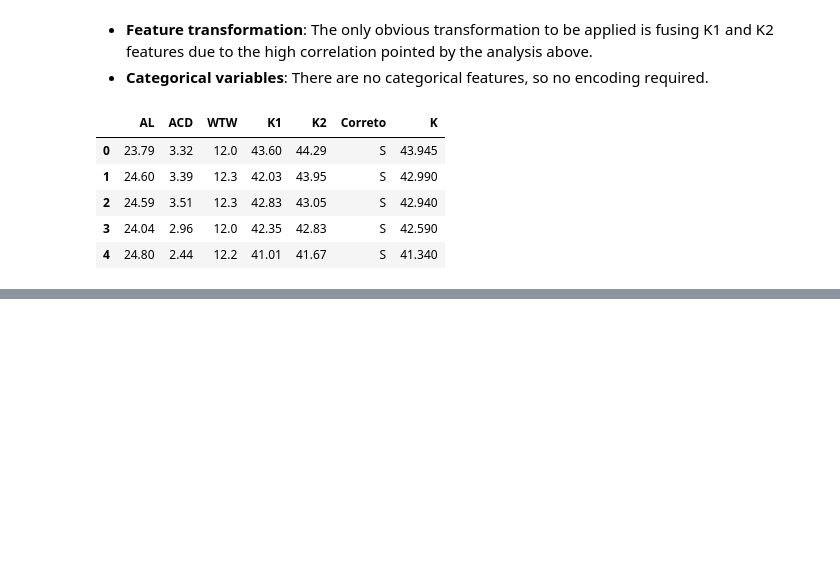
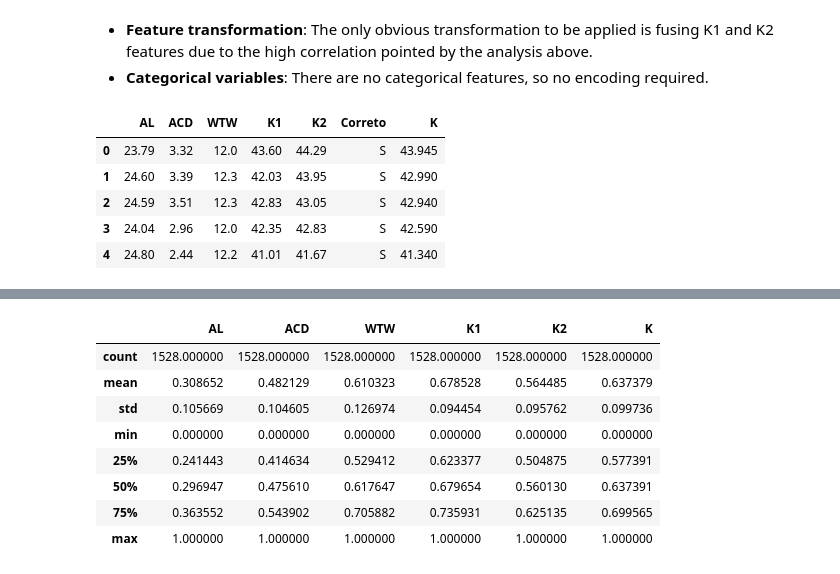
Before and after one commit to vitalwarley/PPGI038, a Jupyter notebook: main.ipynb, the cells around one changed output, grey strips where cells are left out. Drawn from its saved outputs; the diff is of its cells as text; code cells hidden in the pictures; blank space fills up the shorter version.

```diff
--- a/main.ipynb
+++ b/main.ipynb
@@ -238,0 +258,12 @@ plt.show()
+# %%
+normalized_data.describe()
+# %% [output]
+|  | AL | ACD | WTW | K1 | K2 | K |
+| count | 1528.000000 | 1528.000000 | 1528.000000 | 1528.000000 | 1528.000000 | 1528.000000 |
+| mean | 0.308652 | 0.482129 | 0.610323 | 0.678528 | 0.564485 | 0.637379 |
+| std | 0.105669 | 0.104605 | 0.126974 | 0.094454 | 0.095762 | 0.099736 |
+| min | 0.000000 | 0.000000 | 0.000000 | 0.000000 | 0.000000 | 0.000000 |
+| 25% | 0.241443 | 0.414634 | 0.529412 | 0.623377 | 0.504875 | 0.577391 |
+| 50% | 0.296947 | 0.475610 | 0.617647 | 0.679654 | 0.560130 | 0.637391 |
+| 75% | 0.363552 | 0.543902 | 0.705882 | 0.735931 | 0.625135 | 0.699565 |
+| max | 1.000000 | 1.000000 | 1.000000 | 1.000000 | 1.000000 | 1.000000 |
```
Also changed, not shown: parts of 13 cells of this notebook.
